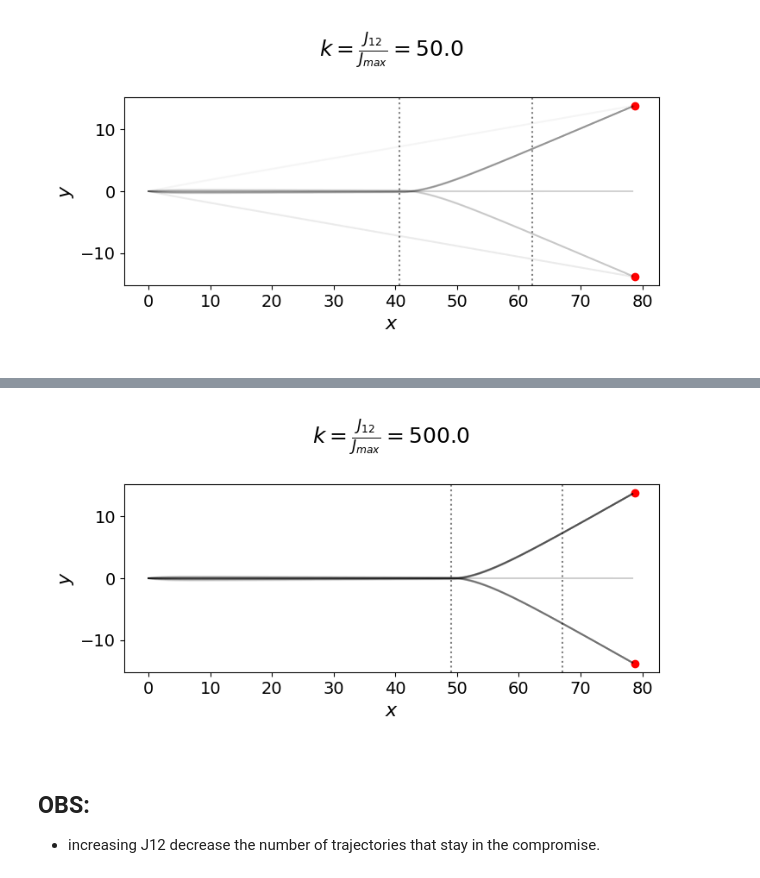
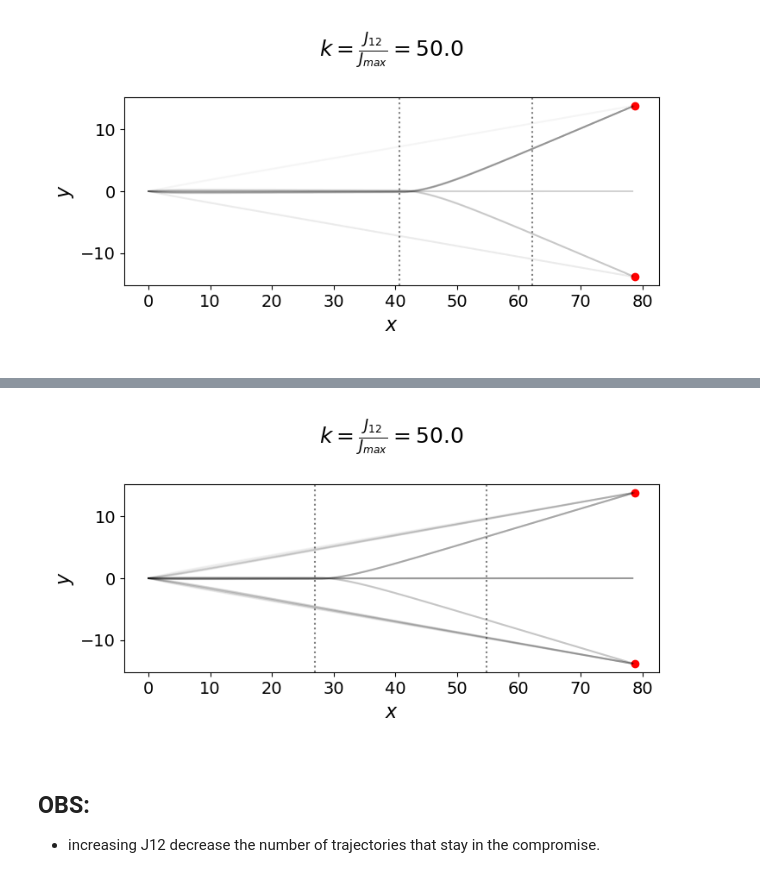
Before and after one commit to eleonoragatti44/Master-Thesis-Gatti, a Jupyter notebook: ode_models/bifurcation_traj/bifurcation_traj.ipynb, the cells around one changed output, grey strips where cells are left out. Drawn from its saved outputs; the diff is of its cells as text; code cells hidden in the pictures.

```diff
--- a/ode_models/bifurcation_traj/bifurcation_traj.ipynb
+++ b/ode_models/bifurcation_traj/bifurcation_traj.ipynb
@@ -57,11 +59,11 @@ plt.show()
 # %% [output]
 [figure]
 # %%
-for i in [5, 10, 15, 20, 25, 30, 35, 40, 45, 50]:
-
+for i in [5, 10, 15, 20, 25, 30, 35, 40, 45]:
+    print(i)
     theta0 = np.radians(i)
     Jmax = 1
-    J12 = 500
+    J12 = 50
 
     # FAR TARGETS
 
@@ -77,5 +79,5 @@ for i in [5, 10, 15, 20, 25, 30, 35, 40, 45, 50]:
         res_kbig.append(integrate.solve_ivp(lambda t, x: f_XY_4eq(x, t, params_kbig), [t[0], t[-1]], x0, t_eval=None, method='DOP853'))
 
     # Save the results to a pickle file
-    with open(f'k500_t{i}_simpl.pkl', 'wb') as f:
+    with open(f'k{J12/Jmax}_t{i}_simpl.pkl', 'wb') as f:
         pickle.dump((params_kbig, res_kbig), f)
@@ -82,29 +94,29 @@ for i in [5, 10, 15, 20, 25, 30, 35, 40, 45, 50]:
 # %%
 # Load the results from the pickle file
-with open('k500_t25_simpl.pkl', 'rb') as f:
+with open('k50.0_t15_simpl.pkl', 'rb') as f:
     params_kbig, res_kbig = pickle.load(f)
 
 fig, ax = plt.subplots(1, 1, sharex=True, figsize=(8, 4))
 
 for r in res_kbig:
     plot_traj_ax(r, params_kbig, ax, len(res_kbig)/2)
 
 ax.scatter(params_kbig[3], params_kbig[4], c='r')
 ax.scatter(params_kbig[3], -params_kbig[4], c='r')
 ax.axvline(params_kbig[3]-params_kbig[4]/np.tan(params_kbig[2]), c='black', ls=':', alpha=0.5)
 ax.axvline(params_kbig[3]-params_kbig[4]/np.tan(2*params_kbig[2]), c='black', ls=':', alpha=0.5)
 # set title with value of J12/Jmax
 ax.set_title(r'$k=\frac{J_{12}}{J_{max}} = $' + str(params_kbig[0]/params_kbig[1]) + '\n', fontsize=18)
 # set same scale for x and y axis
 ax.set_aspect('equal', 'box')
 # set x label
 ax.set_xlabel(r'$x$', fontsize=16)
 ax.set_ylabel(r'$y$', fontsize=16)
 # set ticks size
 ax.tick_params(axis='both', which='major', labelsize=14)
 plt.show()
 # %% [output]
-[figure, old version]
+[figure, new version]
 # %% [markdown]
 ## OBS:
 - increasing J12 decrease the number of trajectories that stay in the compromise.
```
Also changed, not shown: parts of 2 cells of this notebook, 16 other files.
